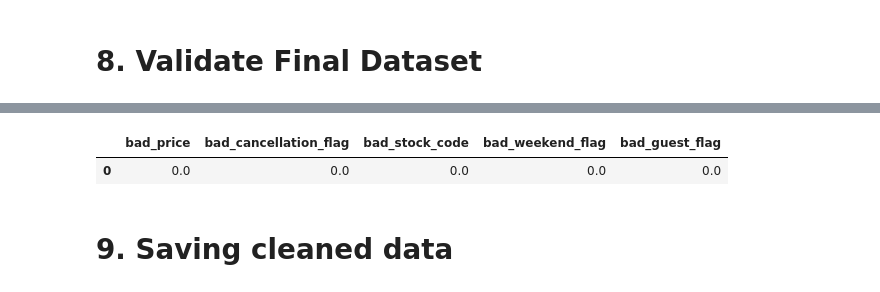
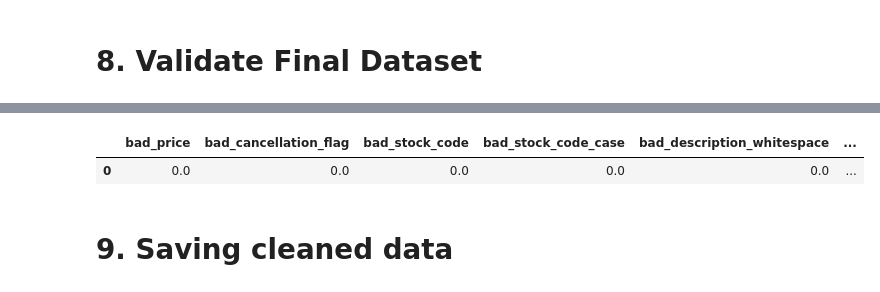
Before and after one commit to Hahm7/online_retail_analysis, a Jupyter notebook: notebooks/data_cleaning.ipynb, the cells around one changed output, grey strips where cells are left out. Cells and saved outputs as stored; diff of their text form; code cells hidden in the pictures.

```diff
--- a/notebooks/data_cleaning.ipynb
+++ b/notebooks/data_cleaning.ipynb
@@ -593,0 +1199,14 @@ con.execute("""
+# %%
+description_upper = con.execute("""
+    SELECT
+        Invoice,
+        StockCode,
+        UPPER(Description) AS Description,
+        Quantity,
+        InvoiceDate,
+        Price,
+        CustomerID,
+        Country
+    FROM
+        description_trimmed
+""").fetchdf()
@@ -795,50 +1491,96 @@ con.execute("""
             FROM cancellation_tag
             WHERE Price > 0
         ),
-        stock_code_cleaned AS (
+        stock_code_without_numbers_length_adjust AS (
             SELECT *
-                FROM
-                    (SELECT *
-                        FROM base_transactions
-                        WHERE
-                            LENGTH(StockCode) >= 5
-                    )
+            FROM
+                (SELECT *
+                    FROM base_transactions
+                    WHERE LENGTH(StockCode) >= 5
+                )
             WHERE StockCode NOT IN ('BANK CHARGES', 'ADJUST', 'AMAZONFEE')
+        ),
+        stock_code_without_gift AS (
+            SELECT *
+            FROM stock_code_without_numbers_length_adjust
+            WHERE StockCode NOT LIKE '%gift%'
+        ),
+        stock_code_variant_fix AS (
+            SELECT
+                Invoice,
+                UPPER(CAST(StockCode AS VARCHAR)) AS StockCode,
+                Description,
+                Quantity,
+                InvoiceDate,
+                Price,
+                CustomerID,
+                Country,
+                is_cancellation
+            FROM stock_code_without_gift
+        ),
+        description_trimmed AS (
+            SELECT
+                Invoice,
+                StockCode,
+                TRIM(Description) AS Description,
+                Quantity,
+                InvoiceDate,
+                Price,
+                CustomerID,
+                Country,
+                is_cancellation
+            FROM stock_code_variant_fix
+        ),
+        description_upper AS (
+            SELECT
+                Invoice,
+                StockCode,
+                UPPER(Description) AS Description,
+                Quantity,
+                InvoiceDate,
+                Price,
+                CustomerID,
+                Country,
+                is_cancellation
+            FROM description_trimmed
         ),
         guest_tag AS (
             SELECT *,
-            CASE WHEN CustomerID IS NULL THEN 1 ELSE 0 END AS is_guest
-            FROM stock_code_cleaned
+                CASE WHEN CustomerID IS NULL THEN 1 ELSE 0 END AS is_guest
+            FROM description_upper
         ),
         revenue_derive AS (
             SELECT
                 *,
                 Quantity * Price AS Revenue
             FROM guest_tag
         ),
         cleaned AS (
             SELECT *,
                 YEAR(InvoiceDate) AS Year,
                 MONTH(InvoiceDate) AS Month,
                 DAYOFWEEK(InvoiceDate) AS DayOfWeek,
                 HOUR(InvoiceDate) AS Hour,
                 CASE WHEN DAYOFWEEK(InvoiceDate) IN (0, 6) THEN 1 ELSE 0 END AS IsWeekend,
                 DATE_TRUNC('week',  InvoiceDate) AS WeekStart,
                 DATE_TRUNC('month', InvoiceDate) AS MonthStart
             FROM revenue_derive
         )
     SELECT
         SUM(CASE WHEN Price <= 0 THEN 1 ELSE 0 END) AS bad_price,
-        SUM(CASE WHEN is_cancellation  NOT IN (0, 1) THEN 1 ELSE 0 END) AS bad_cancellation_flag,
+        SUM(CASE WHEN is_cancellation NOT IN (0, 1) THEN 1 ELSE 0 END) AS bad_cancellation_flag,
         SUM(CASE WHEN LENGTH(StockCode) < 5
                    OR StockCode IN ('BANK CHARGES', 'ADJUST', 'AMAZONFEE') THEN 1 ELSE 0 END) AS bad_stock_code,
+        SUM(CASE WHEN StockCode != UPPER(StockCode) THEN 1 ELSE 0 END) AS bad_stock_code_case,
+        SUM(CASE WHEN Description != TRIM(Description) THEN 1 ELSE 0 END) AS bad_description_whitespace,
+        SUM(CASE WHEN Description != UPPER(Description) THEN 1 ELSE 0 END) AS bad_description_case,
         SUM(CASE WHEN IsWeekend NOT IN (0, 1) THEN 1 ELSE 0 END) AS bad_weekend_flag,
-        SUM(CASE WHEN is_guest  NOT IN (0, 1) THEN 1 ELSE 0 END) AS bad_guest_flag
+        SUM(CASE WHEN is_guest NOT IN (0, 1) THEN 1 ELSE 0 END) AS bad_guest_flag
     FROM cleaned;
     """).fetchdf()
 # %% [output]
-|  | bad_price | bad_cancellation_flag | bad_stock_code | bad_weekend_flag | bad_guest_flag |
-| 0 | 0.0 | 0.0 | 0.0 | 0.0 | 0.0 |
+|  | bad_price | bad_cancellation_flag | bad_stock_code | bad_stock_code_case | bad_description_whitespace | ... |
+| 0 | 0.0 | 0.0 | 0.0 | 0.0 | 0.0 | ... |
 # %% [markdown]
 # 9. Saving cleaned data
 # %%
```
Also changed, not shown: parts of 38 cells of this notebook, 17 other files.
